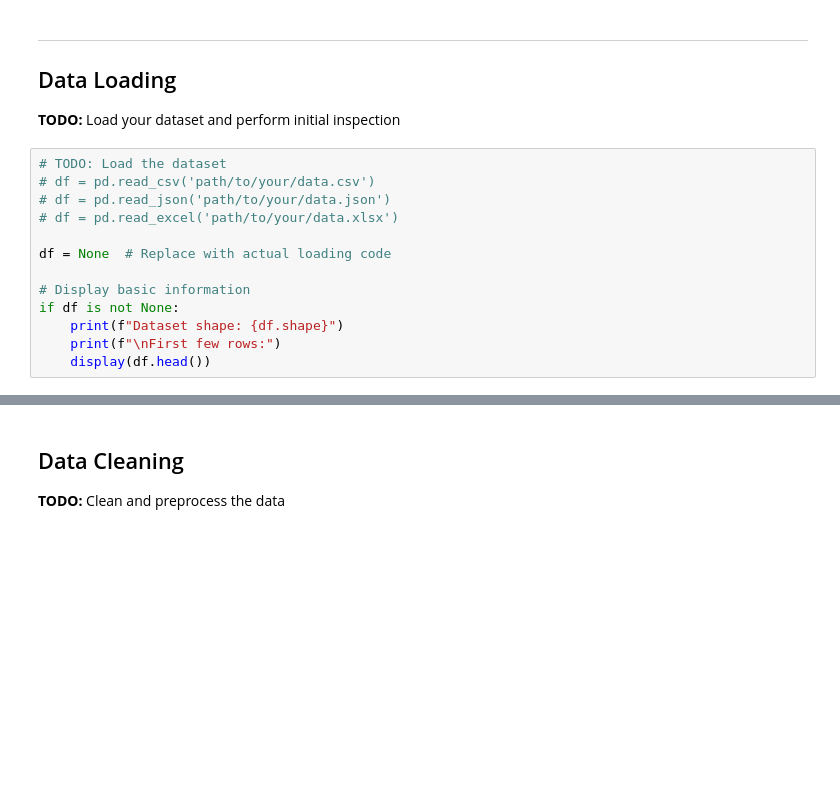
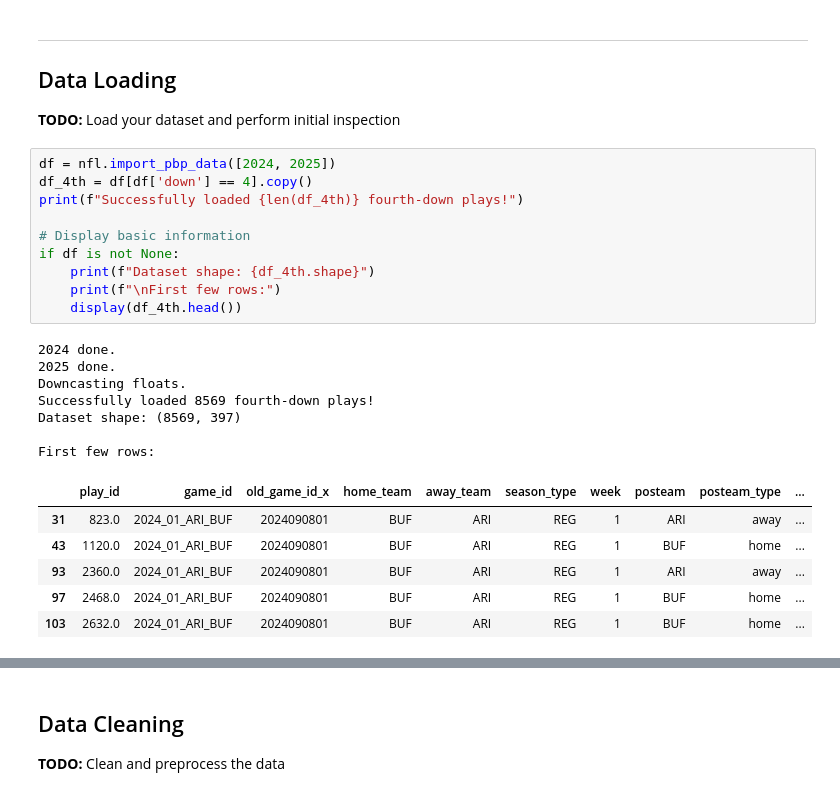
Before and after one commit to EdisonAyranisthebest/Eclipse_W26_Football, a Jupyter notebook: fourth_down_decision_epa_analysis.ipynb, the cells around one changed output, grey strips where cells are left out. Drawn from its saved outputs; the diff is of its cells as text; blank space fills up the shorter version.

```diff
--- a/fourth_down_decision_epa_analysis.ipynb
+++ b/fourth_down_decision_epa_analysis.ipynb
@@ -66,18 +122,29 @@ print("Imports successful!")
 ## Data Loading
 
 **TODO:** Load your dataset and perform initial inspection
-# %%
-# TODO: Load the dataset
-# df = pd.read_csv('path/to/your/data.csv')
-# df = pd.read_json('path/to/your/data.json')
-# df = pd.read_excel('path/to/your/data.xlsx')
-
-df = None  # Replace with actual loading code
-
-# Display basic information
-if df is not None:
-    print(f"Dataset shape: {df.shape}")
-    print(f"\nFirst few rows:")
-    display(df.head())
+# %%
+df = nfl.import_pbp_data([2024, 2025])
+df_4th = df[df['down'] == 4].copy()
+print(f"Successfully loaded {len(df_4th)} fourth-down plays!")
+
+# Display basic information
+if df is not None:
+    print(f"Dataset shape: {df_4th.shape}")
+    print(f"\nFirst few rows:")
+    display(df_4th.head())
+# %% [output]
+2024 done.
+2025 done.
+Downcasting floats.
+Successfully loaded 8569 fourth-down plays!
+Dataset shape: (8569, 397)
+
+First few rows:
+|  | play_id | game_id | old_game_id_x | home_team | away_team | season_type | week | posteam | posteam_type | ... |
+| 31 | 823.0 | 2024_01_ARI_BUF | 2024090801 | BUF | ARI | REG | 1 | ARI | away | ... |
+| 43 | 1120.0 | 2024_01_ARI_BUF | 2024090801 | BUF | ARI | REG | 1 | BUF | home | ... |
+| 93 | 2360.0 | 2024_01_ARI_BUF | 2024090801 | BUF | ARI | REG | 1 | ARI | away | ... |
+| 97 | 2468.0 | 2024_01_ARI_BUF | 2024090801 | BUF | ARI | REG | 1 | BUF | home | ... |
+| 103 | 2632.0 | 2024_01_ARI_BUF | 2024090801 | BUF | ARI | REG | 1 | BUF | home | ... |
 # %%
 # TODO: Examine dataset structure
```
Also changed, not shown: parts of 10 cells of this notebook.
